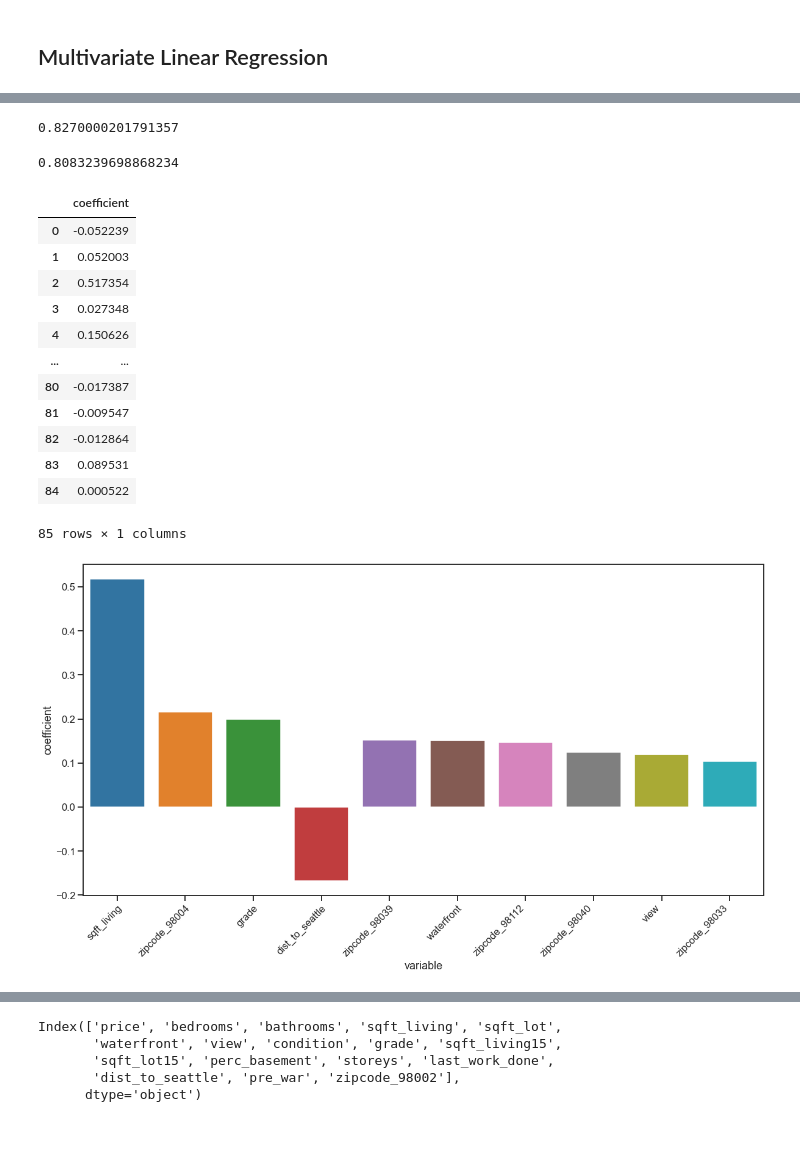
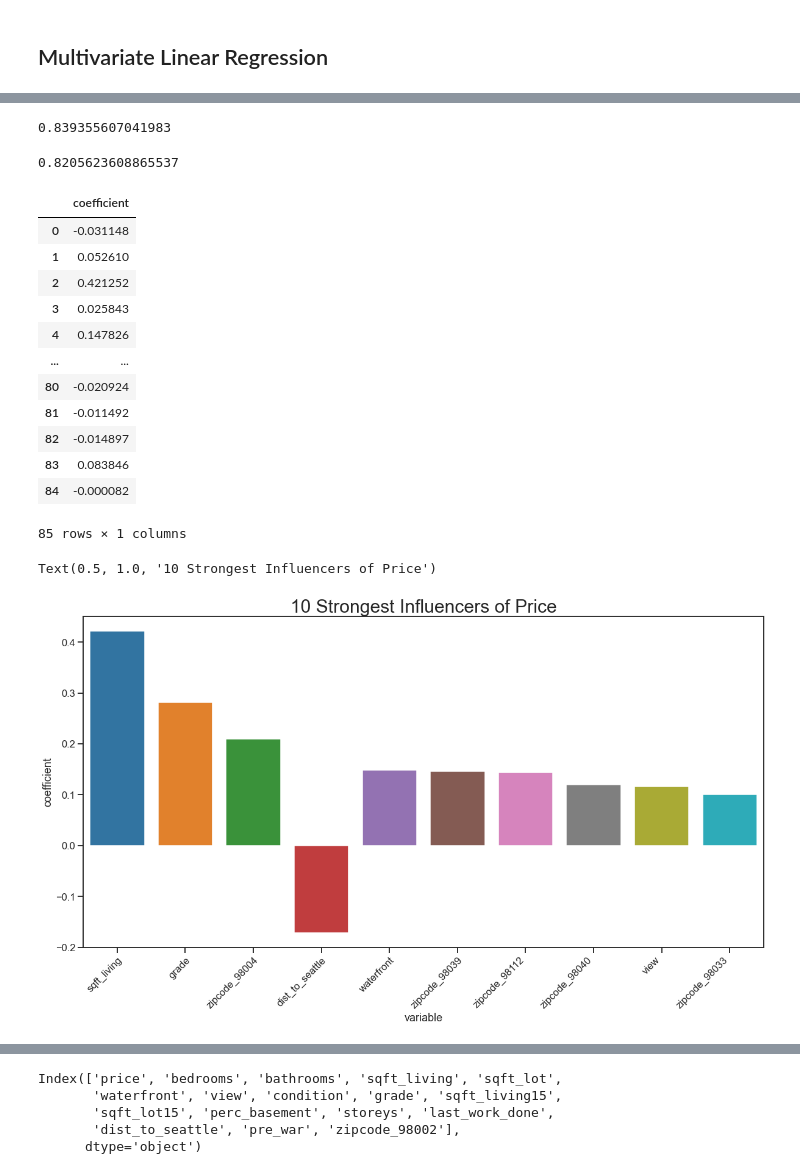
Before and after one commit to jeffreytoller/dsc-phase-2-project-v2-3, a Jupyter notebook: Post 1 Code Only.ipynb, the cells around one changed output, grey strips where cells are left out. Saved outputs shown, nothing was run; the diff lists cells and outputs as text; code cells hidden in the pictures; blank space fills up the shorter version.

```diff
--- a/Post 1 Code Only.ipynb
+++ b/Post 1 Code Only.ipynb
@@ -304,0 +296,7 @@ pre_war
+# %%
+df['grade'] = df.grade**np.e
+target = 'grade'
+
+
+sub_frame = df[['price',target]].groupby(target).mean()
+sns.scatterplot(data = sub_frame, x = target, y= 'price')
@@ -498,11 +509,11 @@ X_train, X_test, y_train, y_test = train_test_split(X, y, test_size=0.30, random
 lm = LinearRegression().fit(X_train,y_train)
 lm.score(X_train, y_train)
 # %% [output]
-0.8270000201791357
+0.839355607041983
 # %%
 lm.score(X_test, y_test)
 # %% [output]
-0.8083239698868234
+0.8205623608865537
 # %%
 coef_list = list(lm.coef_)
 coef_list.append(lm.intercept_)
@@ -511,17 +522,17 @@ res_df = pd.DataFrame(coef_list,columns=['coefficient'])
 res_df
 # %% [output]
 |  | coefficient |
-| 0 | -0.052239 |
-| 1 | 0.052003 |
-| 2 | 0.517354 |
-| 3 | 0.027348 |
-| 4 | 0.150626 |
+| 0 | -0.031148 |
+| 1 | 0.052610 |
+| 2 | 0.421252 |
+| 3 | 0.025843 |
+| 4 | 0.147826 |
 | ... | ... |
-| 80 | -0.017387 |
-| 81 | -0.009547 |
-| 82 | -0.012864 |
-| 83 | 0.089531 |
-| 84 | 0.000522 |
+| 80 | -0.020924 |
+| 81 | -0.011492 |
+| 82 | -0.014897 |
+| 83 | 0.083846 |
+| 84 | -0.000082 |
 85 rows × 1 columns
 # %%
 col_list = list(X.columns)
@@ -535,7 +546,13 @@ coeff_df = res_df.sort_values('abs_coeff',ascending=False)
 # %%
 
 fig, axs = plt.subplots(figsize = (20,10))
 plt.setp(axs.get_xticklabels(), ha="right", rotation=45,rotation_mode='anchor')
 axs = sns.barplot(data = coeff_df.head(10),x='variable',y='coefficient')
+
+
+sns.set_context("talk")
+sns.set_style("ticks")
+axs.set_title('10 Strongest Influencers of Price',fontsize=title_size)
 # %% [output]
+Text(0.5, 1.0, '10 Strongest Influencers of Price')
-[figure, old version]
+[figure, new version]
```
Also changed, not shown: parts of 27 cells of this notebook.
